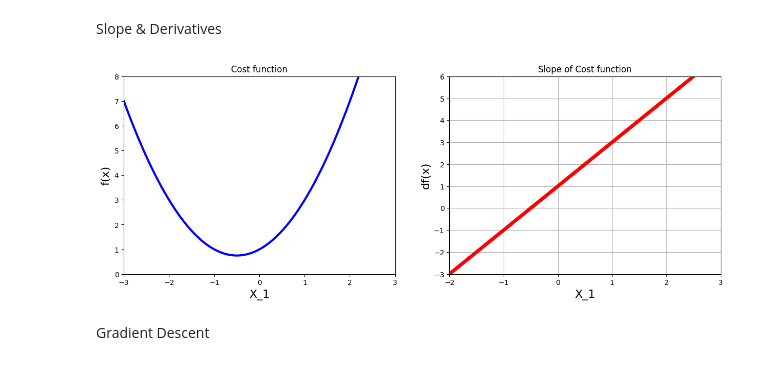
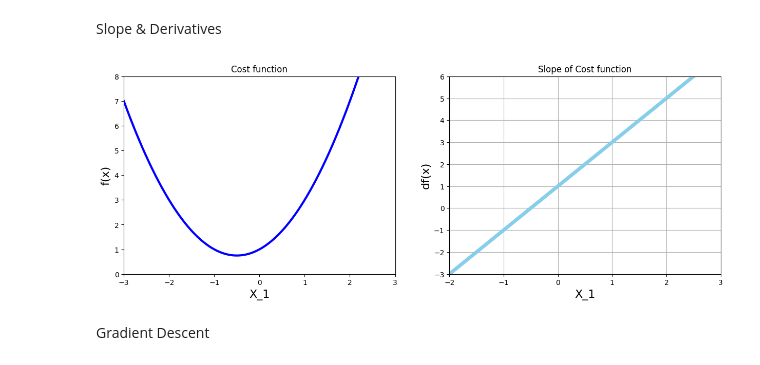
Before and after one commit to DillonDepala/IntroToOptimisationAndGradientDescentAlgorithm, a Jupyter notebook: Gradient_Descent.ipynb, the cells around one changed output. Saved outputs shown, nothing was run; the diff lists cells and outputs as text; code cells hidden in the pictures.

```diff
--- a/Gradient_Descent.ipynb
+++ b/Gradient_Descent.ipynb
@@ -54,32 +33,32 @@ def df(x):
 # %%
 # Plot simple cost function and derivative of simple cost function side by side
 
 plt.figure(figsize=[15,5])
 
 #Plot 1 - Simple Cost function
 plt.subplot(1, 2, 1)
 
 plt.xlim([-3, 3])
 plt.ylim(0,8)
 plt.title('Cost function')
 plt.xlabel('X_1', fontsize=16)
 plt.ylabel('f(x)', fontsize=16)
 plt.plot(x_1, f(x_1), color='blue', linewidth=3)
 
 #Plot 2 - Derivative
 plt.subplot(1, 2, 2)
 
 plt.xlim(-2,3)
 plt.ylim(-3,6)
 plt.grid()
 plt.title('Slope of Cost function')
 plt.xlabel('X_1', fontsize=16)
 plt.ylabel('df(x)', fontsize=16)
-plt.plot(x_1, df(x_1), color='red', linewidth=5)
+plt.plot(x_1, df(x_1), color='skyblue', linewidth=5)
 
 plt.show()
 # %% [output]
-[figure, old version]
+[figure, new version]
 # %% [markdown]
 Gradient Descent
 # %%
```
Also changed, not shown: parts of 3 cells of this notebook.
